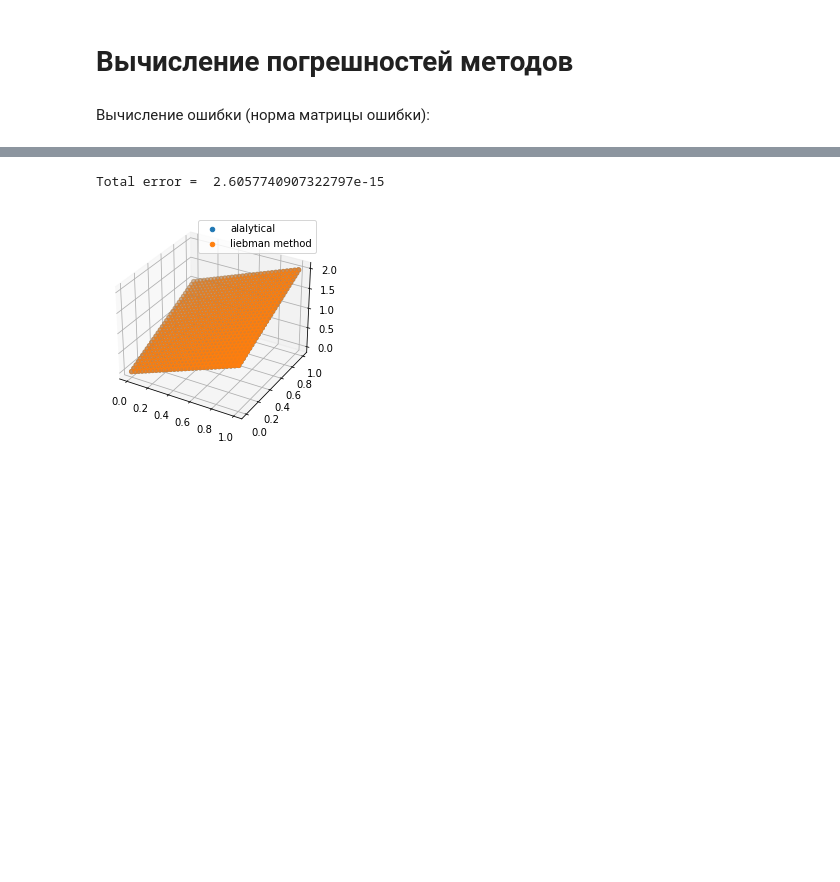
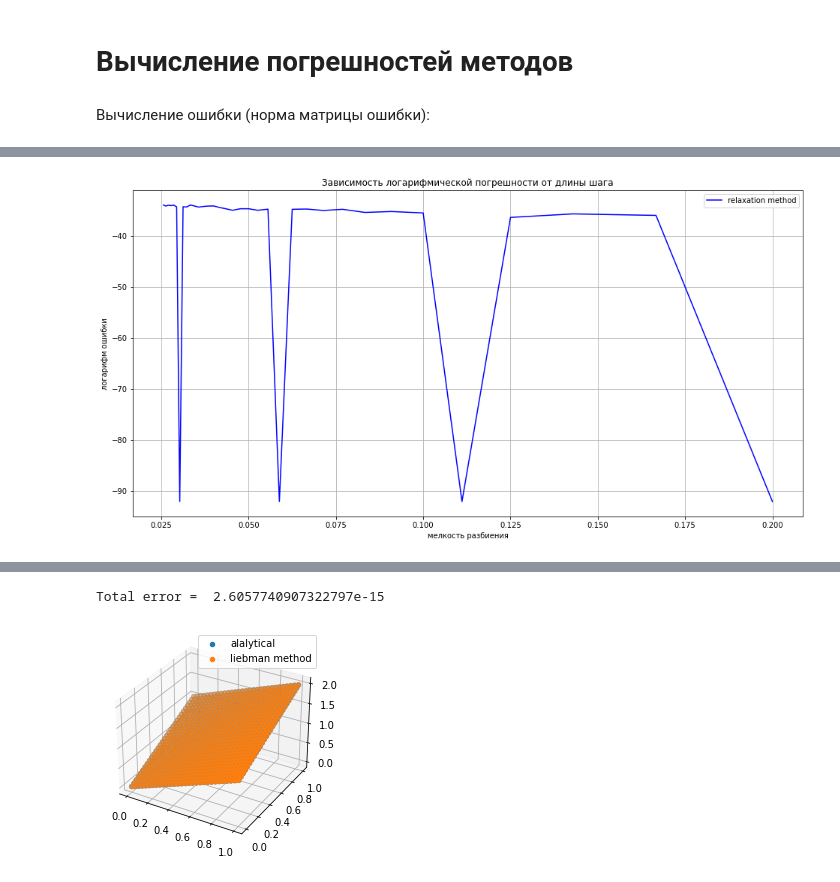
Before and after one commit to KorolevEgor/NM_Labs_2_sem, a Jupyter notebook: lab_7.ipynb, the cells around one changed output, grey strips where cells are left out. Saved outputs shown, nothing was run; the diff lists cells and outputs as text; code cells hidden in the pictures; blank space fills up the shorter version.

```diff
--- a/lab_7.ipynb
+++ b/lab_7.ipynb
@@ -252,0 +270,4 @@ construct_error_plot(zeidel_method, "zeidel method")
+# %%
+construct_logerror_plot(relaxation_method, "relaxation method")
+# %% [output]
+[figure, added]
```
Also changed, not shown: parts of 7 cells of this notebook.
